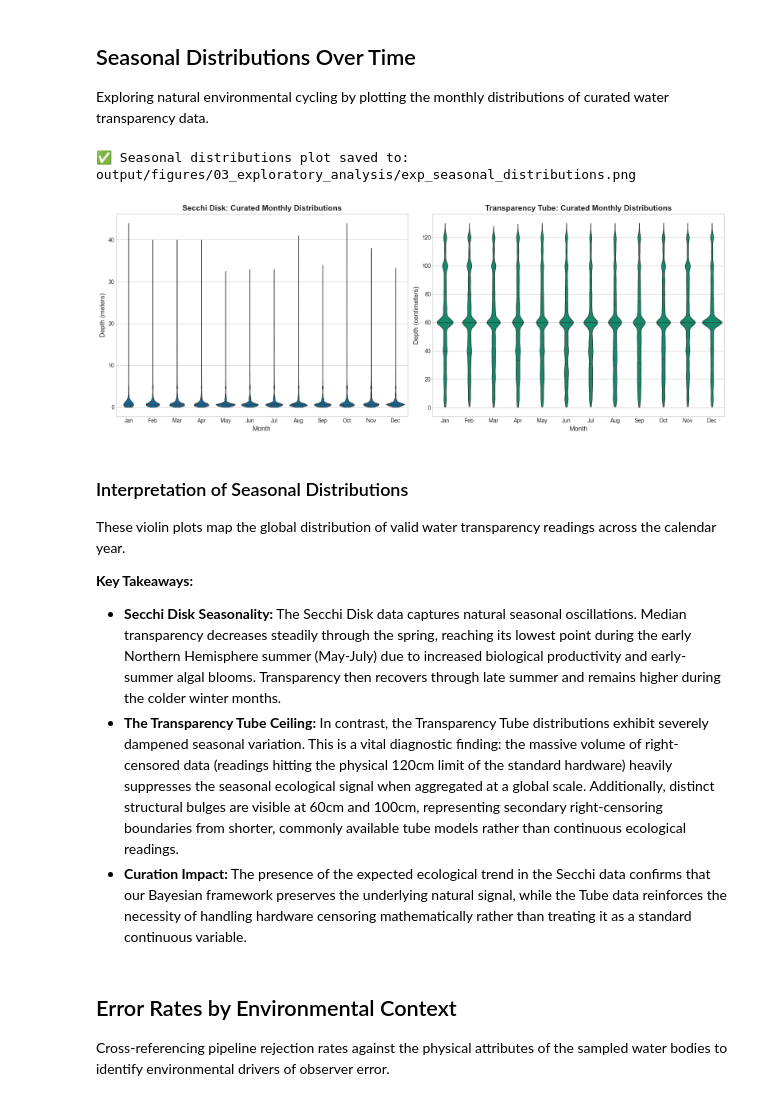
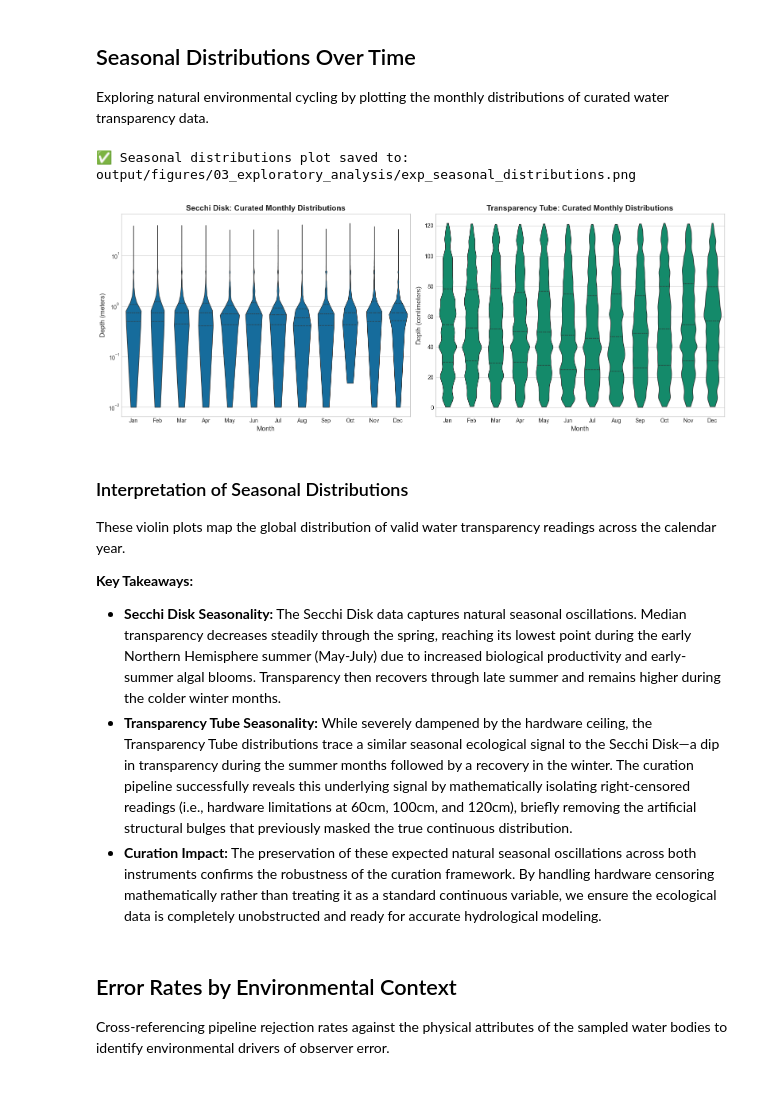
Before and after one commit to globe-curation-ai/curation-framework, a Jupyter notebook: notebooks/03_exploratory_analysis.ipynb, the cells around one changed output. Cells and saved outputs as stored; diff of their text form; code cells hidden in the pictures.

```diff
--- a/notebooks/03_exploratory_analysis.ipynb
+++ b/notebooks/03_exploratory_analysis.ipynb
@@ -481,11 +482,11 @@ save_plot = True
 fig, axes = plt.subplots(1, 2, figsize=(16, 6))
 
 # Extract clean data and parse months
-disk_valid = df_disk[(df_disk['passed_heuristics'] == True) & (df_disk['is_statistical_outlier'] == False)].copy()
+disk_valid = df_disk[(df_disk['passed_heuristics'] == True) & (df_disk['is_statistical_outlier'] == False) & (df_disk['latitude'] >= 0)].copy()
 disk_valid['measured_on'] = pd.to_datetime(disk_valid['measured_on'], format='mixed', errors='coerce')
 disk_valid['month'] = disk_valid['measured_on'].dt.month.dropna().astype(int)
 
-tube_valid = df_tube[(df_tube['passed_heuristics'] == True) & (df_tube['is_statistical_outlier'] == False)].copy()
+tube_valid = df_tube[(df_tube['passed_heuristics'] == True) & (df_tube['is_statistical_outlier'] == False) & (df_tube['latitude'] >= 0)].copy()
 tube_valid['measured_on'] = pd.to_datetime(tube_valid['measured_on'], format='mixed', errors='coerce')
 tube_valid['month'] = tube_valid['measured_on'].dt.month.dropna().astype(int)
 
@@ -496,6 +497,7 @@ month_labels = ['Jan', 'Feb', 'Mar', 'Apr', 'May', 'Jun', 'Jul', 'Aug', 'Sep', '
 sns.violinplot(data=disk_valid, x='month', y='transparency_disk_image_disappearance_m', ax=axes[0],
                color="#0072B2", inner="quartile", linewidth=1, cut=0, bw_adjust=0.4)
 axes[0].set_title('Secchi Disk: Curated Monthly Distributions', fontsize=14, fontweight='bold')
+axes[0].set_yscale('log')
 axes[0].set_xlabel('Month', fontsize=12)
 axes[0].set_ylabel('Depth (meters)', fontsize=12)
 axes[0].set_xticks(range(12))
@@ -506,36 +508,36 @@ axes[0].set_xticklabels(month_labels)
 sns.violinplot(data=tube_valid, x='month', y='tube_image_disappearance_cm', ax=axes[1],
                color="#009E73", inner="quartile", linewidth=1, cut=0, bw_adjust=0.4)
 axes[1].set_title('Transparency Tube: Curated Monthly Distributions', fontsize=14, fontweight='bold')
 axes[1].set_xlabel('Month', fontsize=12)
 axes[1].set_ylabel('Depth (centimeters)', fontsize=12)
 axes[1].set_xticks(range(12))
 axes[1].set_xticklabels(month_labels)
 
 plt.tight_layout()
 
 # Save the high resolution plot image
 if save_plot:
     fig_path = os.path.join(output_dir, 'exp_seasonal_distributions.png')
     plt.savefig(fig_path, bbox_inches='tight', dpi=300)
     print(f"✅ Seasonal distributions plot saved to: {fig_path}\n")
 
 plt.show()
 
 # --- Embedded Interpretation ---
 caption_seasonal = """
 ### Interpretation of Seasonal Distributions
 
 These violin plots map the global distribution of valid water transparency readings across the calendar year.
 
 **Key Takeaways:**
 * **Secchi Disk Seasonality:** The Secchi Disk data captures natural seasonal oscillations. Median transparency decreases steadily through the spring, reaching its lowest point during the early Northern Hemisphere summer (May-July) due to increased biological productivity and early-summer algal blooms. Transparency then recovers through late summer and remains higher during the colder winter months.
-* **The Transparency Tube Ceiling:** In contrast, the Transparency Tube distributions exhibit severely dampened seasonal variation. This is a vital diagnostic finding: the massive volume of right-censored data (readings hitting the physical 120cm limit of the standard hardware) heavily suppresses the seasonal ecological signal when aggregated at a global scale. Additionally, distinct structural bulges are visible at 60cm and 100cm, representing secondary right-censoring boundaries from shorter, commonly available tube models rather than continuous ecological readings.
-* **Curation Impact:** The presence of the expected ecological trend in the Secchi data confirms that our Bayesian framework preserves the underlying natural signal, while the Tube data reinforces the necessity of handling hardware censoring mathematically rather than treating it as a standard continuous variable.
+* **Transparency Tube Seasonality:** While severely dampened by the hardware ceiling, the Transparency Tube distributions trace a similar seasonal ecological signal to the Secchi Disk—a dip in transparency during the summer months followed by a recovery in the winter. The curation pipeline successfully reveals this underlying signal by mathematically isolating right-censored readings (i.e., hardware limitations at 60cm, 100cm, and 120cm), briefly removing the artificial structural bulges that previously masked the true continuous distribution.
+* **Curation Impact:** The preservation of these expected natural seasonal oscillations across both instruments confirms the robustness of the curation framework. By handling hardware censoring mathematically rather than treating it as a standard continuous variable, we ensure the ecological data is completely unobstructed and ready for accurate hydrological modeling.
 """
 display(Markdown(caption_seasonal))
 # %% [output]
 ✅ Seasonal distributions plot saved to: output/figures/03_exploratory_analysis/exp_seasonal_distributions.png
-[figure, old version]
+[figure, new version]
 
 ### Interpretation of Seasonal Distributions
 
@@ -543,8 +545,8 @@ These violin plots map the global distribution of valid water transparency readi
 
 **Key Takeaways:**
 * **Secchi Disk Seasonality:** The Secchi Disk data captures natural seasonal oscillations. Median transparency decreases steadily through the spring, reaching its lowest point during the early Northern Hemisphere summer (May-July) due to increased biological productivity and early-summer algal blooms. Transparency then recovers through late summer and remains higher during the colder winter months.
-* **The Transparency Tube Ceiling:** In contrast, the Transparency Tube distributions exhibit severely dampened seasonal variation. This is a vital diagnostic finding: the massive volume of right-censored data (readings hitting the physical 120cm limit of the standard hardware) heavily suppresses the seasonal ecological signal when aggregated at a global scale. Additionally, distinct structural bulges are visible at 60cm and 100cm, representing secondary right-censoring boundaries from shorter, commonly available tube models rather than continuous ecological readings.
-* **Curation Impact:** The presence of the expected ecological trend in the Secchi data confirms that our Bayesian framework preserves the underlying natural signal, while the Tube data reinforces the necessity of handling hardware censoring mathematically rather than treating it as a standard continuous variable.
+* **Transparency Tube Seasonality:** While severely dampened by the hardware ceiling, the Transparency Tube distributions trace a similar seasonal ecological signal to the Secchi Disk—a dip in transparency during the summer months followed by a recovery in the winter. The curation pipeline successfully reveals this underlying signal by mathematically isolating right-censored readings (i.e., hardware limitations at 60cm, 100cm, and 120cm), briefly removing the artificial structural bulges that previously masked the true continuous distribution.
+* **Curation Impact:** The preservation of these expected natural seasonal oscillations across both instruments confirms the robustness of the curation framework. By handling hardware censoring mathematically rather than treating it as a standard continuous variable, we ensure the ecological data is completely unobstructed and ready for accurate hydrological modeling.
 # %% [markdown]
 ## Error Rates by Environmental Context
 Cross-referencing pipeline rejection rates against the physical attributes of the sampled water bodies to identify environmental drivers of observer error.
```
Also changed, not shown: parts of 6 cells of this notebook, 10 other files.
